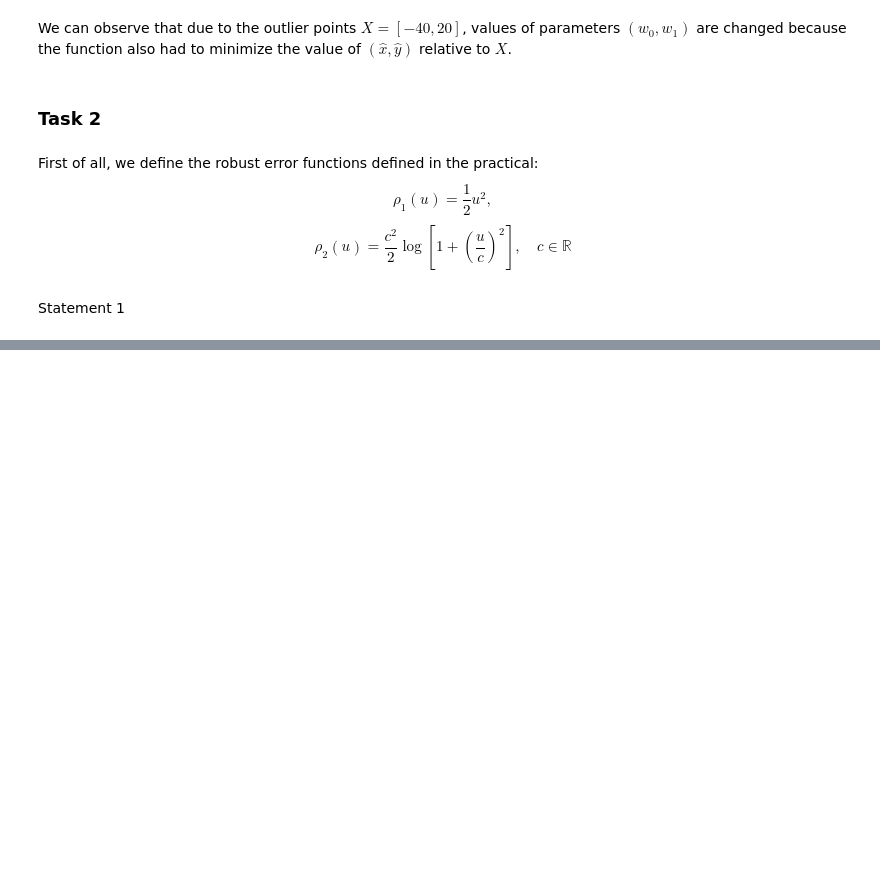
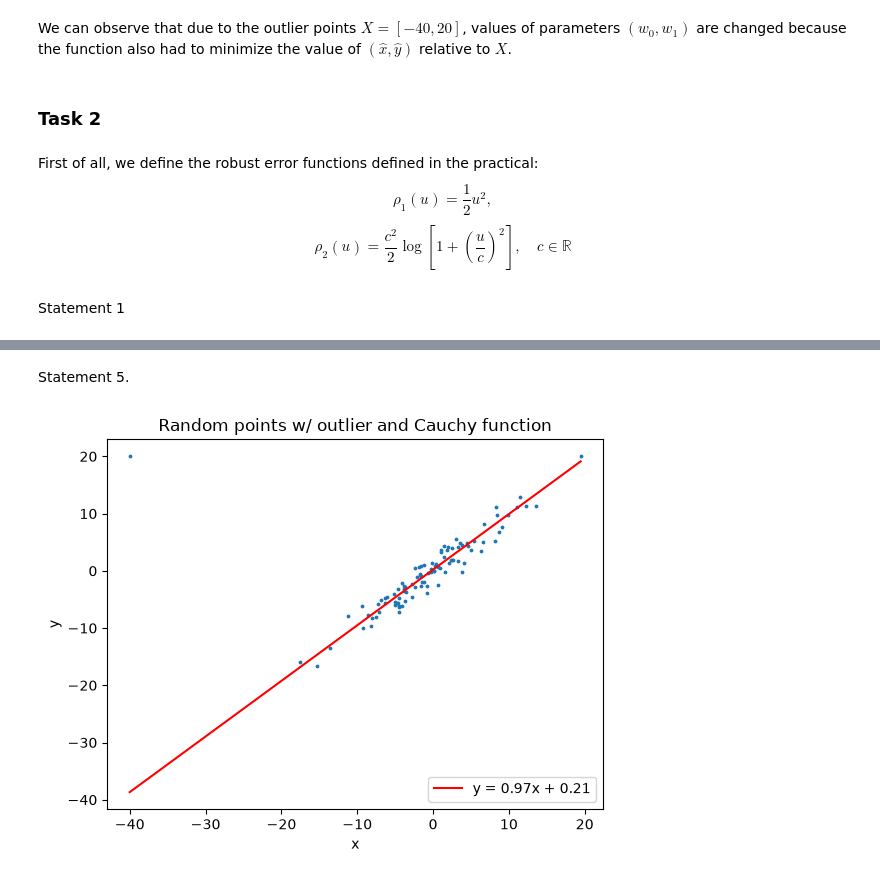
Before and after one commit to babal-singh/Optimization, a Jupyter notebook: Lab_3_Robust_Linear_Regression.ipynb, the cells around one changed output, grey strips where cells are left out. Cells and saved outputs as stored; diff of their text form; code cells hidden in the pictures; blank space fills up the shorter version.

```diff
--- a/Lab_3_Robust_Linear_Regression.ipynb
+++ b/Lab_3_Robust_Linear_Regression.ipynb
@@ -119,0 +191,19 @@ Statement 1
+# %% [markdown]
+Statement 5.
+# %%
+path_ = gradient_descent_backtrack(
+    lambda points_outl1, w_0, w_1: sum_ro_2(points_outl1, w_0, w_1, c=1),
+    lambda points_outl1, w_0, w_1: dro_2(points_outl1, w_0, w_1, c=1),
+    (1., 2.),
+    points_outl1
+)´
+plt.scatter(points_outl1[:, 0], points_outl1[:, 1], s=3)
+x_line_ = np.array([points_outl1[:, 0].min(), points_outl1[:, 0].max()])
+plt.plot(x_line_, path_[-1][0]*x_line_ + path_[-1][1], color="red", label=f"y = {path_[-1][0]:.2f}x + {path_[-1][1]:.2f}")
+plt.xlabel("x")
+plt.ylabel("y")
+plt.legend()
+plt.title("Random points w/ outlier and Cauchy function")
+plt.show()
+# %% [output]
+[figure, added]
```
Also changed, not shown: parts of 14 cells of this notebook.
